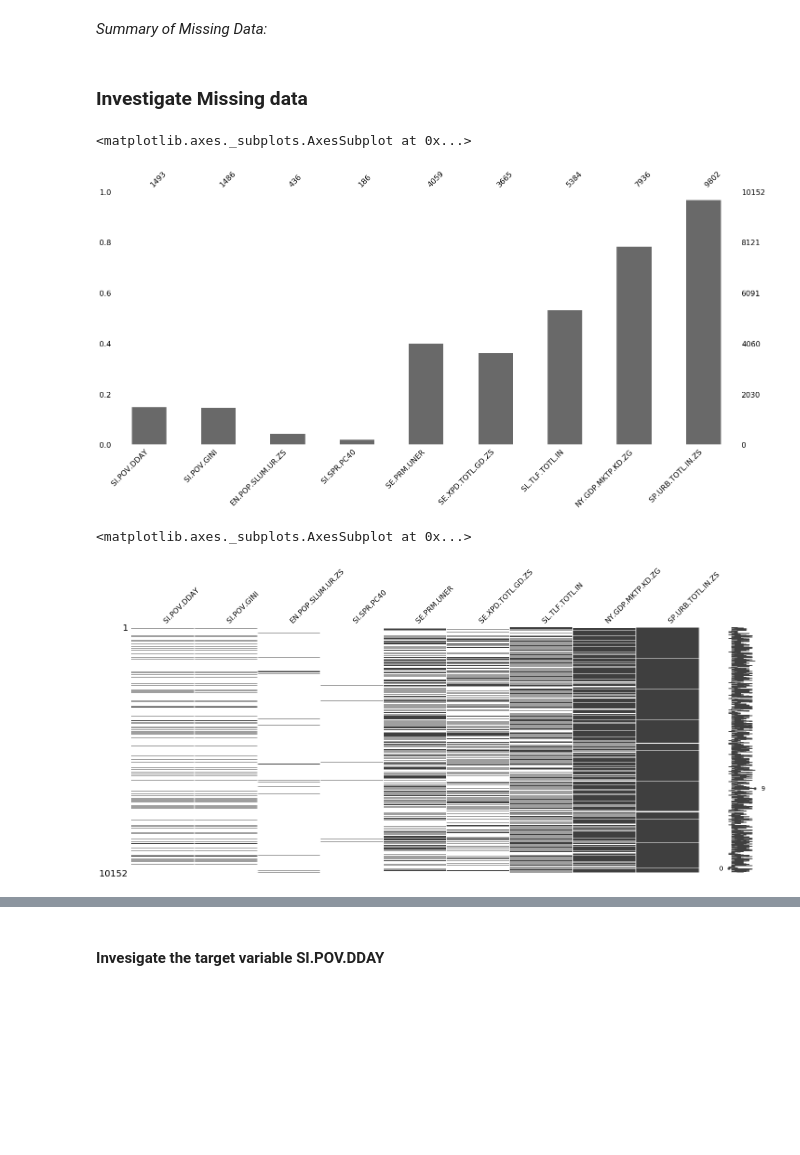
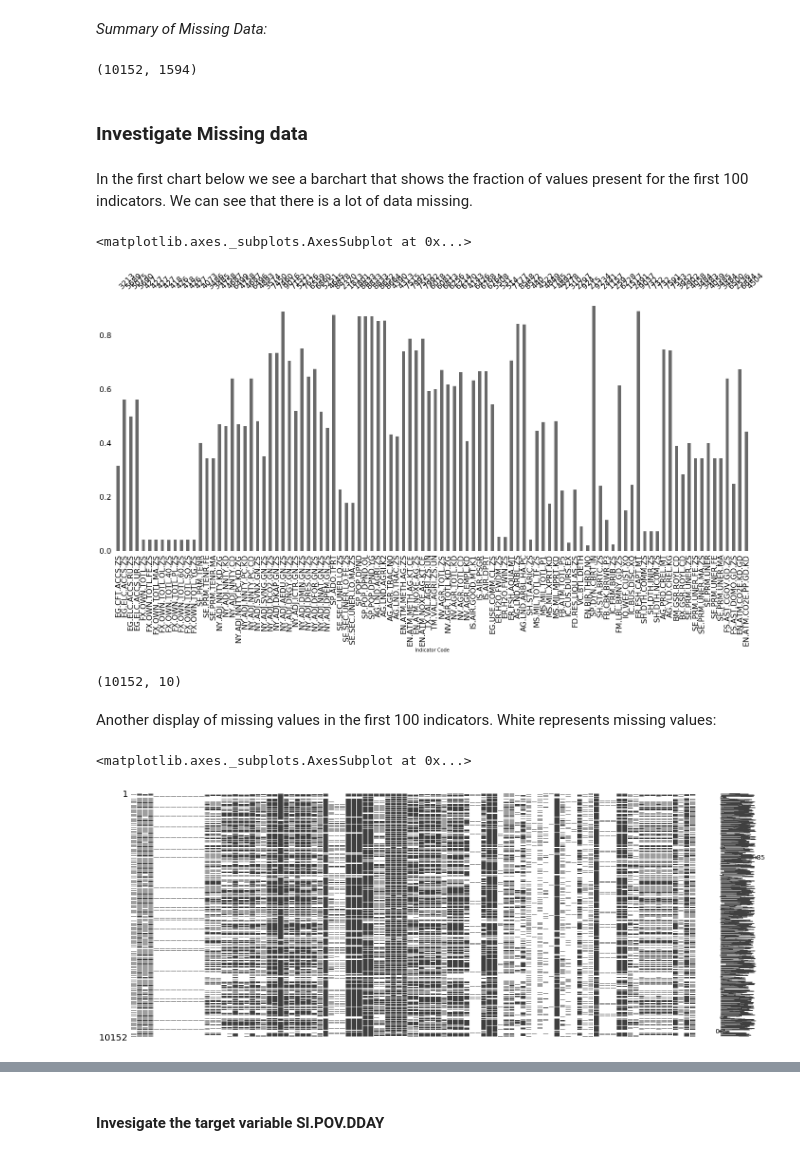
Before and after one commit to FergusOBoyle/sustainable-dev-goals-forecasting, a Jupyter notebook: notebooks/clean_input_streams.ipynb, the cells around one changed output, grey strips where cells are left out. Cells and saved outputs as stored; diff of their text form; code cells hidden in the pictures; blank space fills up the shorter version.

Commit message:
Update preprocessing of data to accomadate bulk Indicators

```diff
--- a/notebooks/clean_input_streams.ipynb
+++ b/notebooks/clean_input_streams.ipynb
@@ -11 +12,6 @@ world_bank_file_input = "world_bank_data"
 wb_data = pd.read_pickle(data_dir + world_bank_file_input)
+# %%
+#Old dataset
+data_dir = '.\\..\\data\\'
+world_bank_file_input = "world_bank_api_data.pkl"
+wb_data = pd.read_pickle(data_dir + world_bank_file_input)
@@ -149,21 +166,33 @@ wb_data_countries_only = wb_data.loc[include_list]
 #dataframe was the same as the original. Below is a way of getting around this..
 #(i.e. by generating a new one using reset_index/set_index)
 temp_data = wb_data_countries_only.reset_index()
-filtered_data = temp_data.set_index(['country', 'year'])
+filtered_data = temp_data.set_index(['Country', 'Year'])
 # %% [markdown]
 *Summary of Missing Data:*
 # %%
 #According to pandas docs on multiIndex usage: For objects to be indexed and sliced effectively, they need to be sorted.
 filtered_data = filtered_data.sort_index()
+# %%
+filtered_data.shape
+# %% [output]
+(10152, 1594)
 # %% [markdown]
 ### Investigate Missing data
+# %% [markdown]
+In the first chart below we see a barchart that shows the fraction of values present for the first 100 indicators. We can see that there is a lot of data missing.
 # %%
-msno.bar(filtered_data)
+msno.bar(filtered_data.iloc[:,:100])
 # %% [output]
 <matplotlib.axes._subplots.AxesSubplot at 0x...>
-[figure, old version]
+[figure, new version]
+# %%
+filtered_data.iloc[:,:10].shape
+# %% [output]
+(10152, 10)
+# %% [markdown]
+Another display of missing values in the first 100 indicators. White represents missing values:
 # %%
-msno.matrix(filtered_data)
+msno.matrix(filtered_data.iloc[:,:100])
 # %% [output]
 <matplotlib.axes._subplots.AxesSubplot at 0x...>
-[figure, old version]
+[figure, new version]
```
Also changed, not shown: parts of 12 cells of this notebook, 2 other files.
